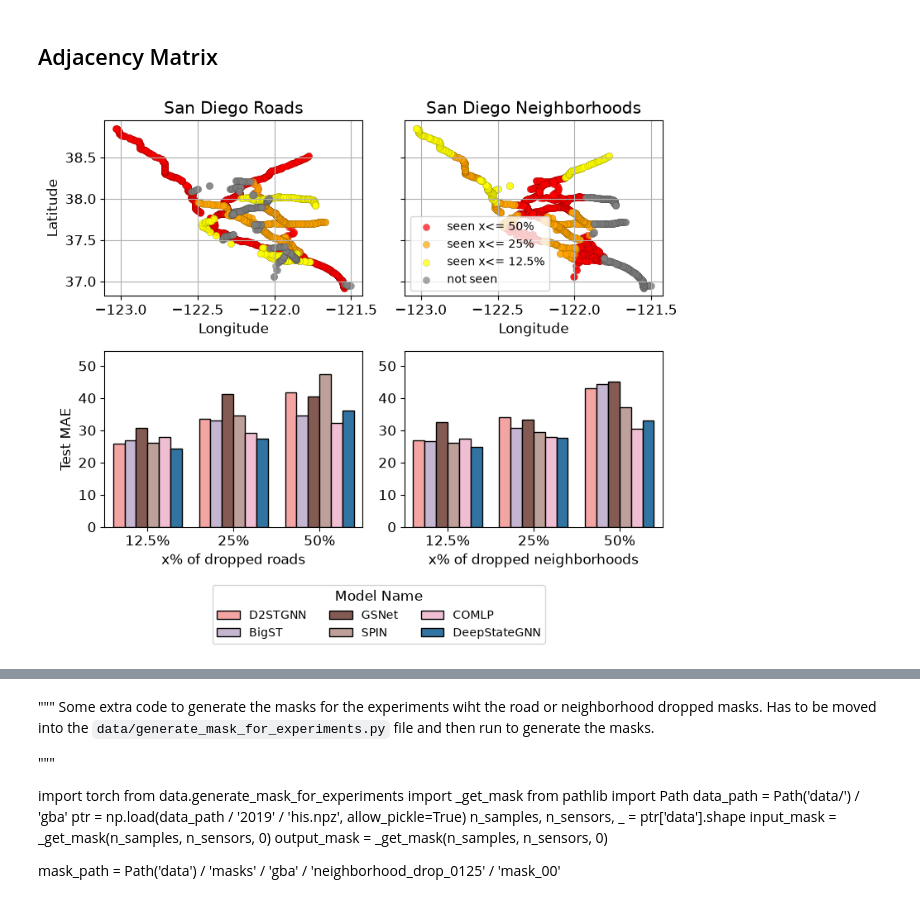
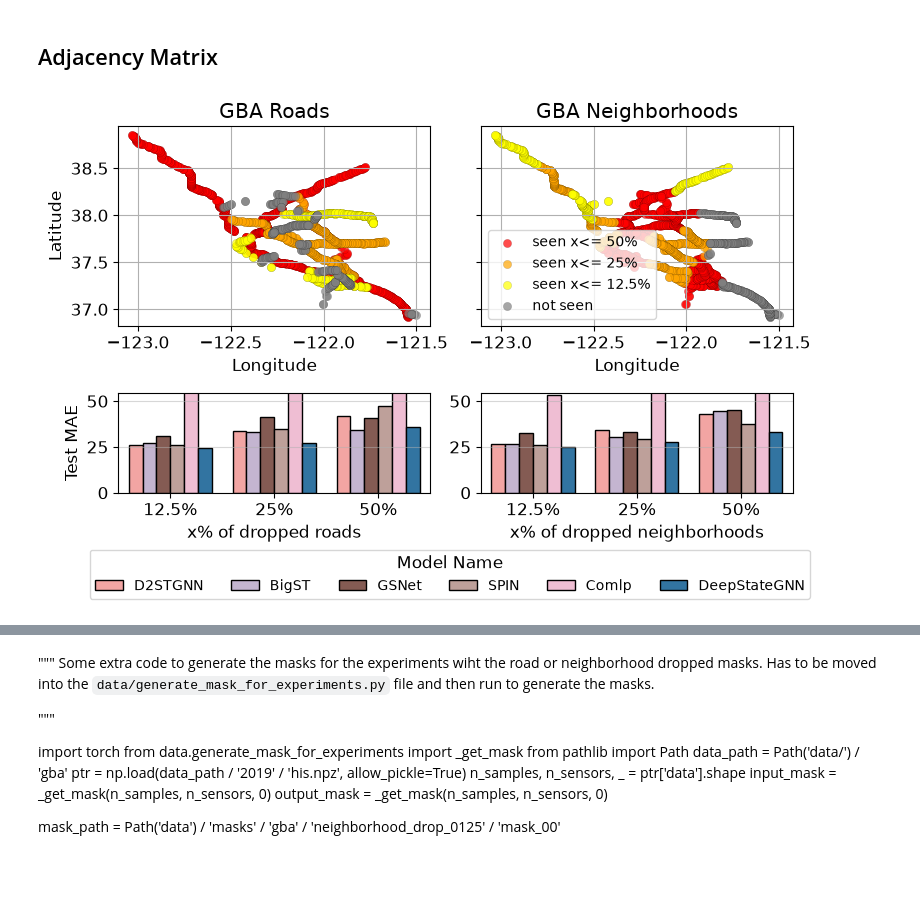
Before and after one commit to ywoelker/LargeST, a Jupyter notebook: test.ipynb, the cells around one changed output, grey strips where cells are left out. Saved outputs shown, nothing was run; the diff lists cells and outputs as text; code cells hidden in the pictures; blank space fills up the shorter version.

```diff
--- a/test.ipynb
+++ b/test.ipynb
@@ -547,5 +873,10 @@ runs_updated = pd.concat([
     list_of_new_SD_tr_runs
     ], ignore_index=True).astype({
         'test_dropped_available_sensors_avg_mae': float,
-        'test_dropped_unavailable_sensors_avg_mae': float
+        'test_dropped_unavailable_sensors_avg_mae': float,
+        'test_dropped_avg_mae': float,
+        'test_dropped_avg_rmse': float,
+        'test_dropped_avg_mape': float,
     })
+# %%
+runs_updated.set_index(['mask_name', 'model_name']).loc[('tr_drop_025', 'D2STGNN')].test_avg_mape
@@ -1566,7 +2134,7 @@ No Mask & 23.6 & 23.9 & 24.7 & 24.1 & 23.7 & 24.8 \\
 # %% [markdown]
 ## Ablation hidden dim
 # %%
-runs = extract_run_data(get_runs_with_filters({'$and': [{'tags': {"$in": ["ablation_hidden_dim"]}}, {'state': 'finished'}]}))
+runs = extract_run_data(get_runs_with_filters({'$and': [{'tags': {"$in": ["ablation_hidden_dim_v2"]}}, {'state': 'finished'}]}))
 # %%
 import matplotlib.pyplot as plt
 import seaborn as sns
@@ -1604,10 +2172,10 @@ mask_dictionary = {
 }
 
 mask_i = 0
-for mask in ['no_mask', 'point_missing_075', 'tr_drop_050', 'tr_drop_075']:
+for mask in ['no_mask', 'point_missing_075', 'tr_drop_050']:
     mask_data = runs[runs.mask_name == mask]
     # ax = fig.add_subplot(gs[0, mask_i])
-    ax = fig.add_subplot(1,4, mask_i + 1)
+    ax = fig.add_subplot(1,3, mask_i + 1)
 
 
     sns.lineplot(
@@ -1648,5 +2216,5 @@ for mask in ['no_mask', 'point_missing_075', 'tr_drop_050', 'tr_drop_075']:
     mask_i += 1
 plt.subplots_adjust(wspace=.35)
 plt.tight_layout()
-plt.savefig('img/ablation_hidden_dim_facet.png', dpi=300, bbox_inches='tight')
+plt.savefig('img/ablation_hidden_dim_facet.pdf', dpi=300, bbox_inches='tight')
 # %% [output]
@@ -1933,12 +2605,14 @@ file_content = np.load('data/gba/2019/static_assignment.npz', allow_pickle=True)
 meta_data = pd.read_csv('data/gba/gba_meta.csv')
 
 
-fig = plt.figure(figsize=(8, 6))
-ax = fig.add_subplot(2,2, 1)
+
+fig, ((ax_top_left, ax_top_right), (ax_bottom_left, ax_bottom_right)) = plt.subplots(2, 2, figsize=(8, 5), height_ratios=[2, 1], width_ratios=[1, 1])
 
 road_mask_0125 = get_road_mask(file_content, threshold = 0.125)
 road_mask_025 = get_road_mask(file_content, threshold = 0.25)
 road_mask_050 = get_road_mask(file_content, threshold = 0.50)
+
+ax = ax_top_left
 ### plot the sensors on a map of San Diego, color the sensors by their region, and use the size of the marker to represent the number of lanes
 ax.scatter(meta_data['Lng'][road_mask_050], meta_data['Lat'][road_mask_050], alpha=0.7, c = 'red', linewidth = .1, edgecolor = 'black')
 ax.scatter(meta_data['Lng'][road_mask_025 & (~road_mask_050)], meta_data['Lat'][road_mask_025 & (~road_mask_050)], alpha=0.7, c = 'orange', linewidth = .1, edgecolor = 'black')
@@ -1947,13 +2621,13 @@ ax.scatter(meta_data['Lng'][~(road_mask_0125)], meta_data['Lat'][~(road_mask_012
 
 ax.set_xlabel('Longitude')
 ax.set_ylabel('Latitude')
-ax.set_title('San Diego Roads')
+ax.set_title('GBA Roads')
 ax.grid(True)
 
-ax_top_left = ax
 
 
-ax = fig.add_subplot(2,2, 2)
+
+ax = ax_top_right
 neighborhood_mask_0125 = get_neighborhood_mask(file_content, threshold = 0.125)
 neighborhood_mask_025 = get_neighborhood_mask(file_content, threshold = 0.25)
 neighborhood_mask_050 = get_neighborhood_mask(file_content, threshold = 0.50)
@@ -1968,40 +2642,42 @@ ax.set_ylabel(None)
 ax.set_yticklabels([])
 ax.legend(fontsize=10, loc='lower left', title_fontsize=12)
 
-ax.set_title('San Diego Neighborhoods')
+ax.set_title('GBA Neighborhoods')
 ax.grid(True)
 
 
 ##performance
 
 grouped_road_runs = runs.groupby(['mask_name', 'model_name']).mean(True)
 grouped_road_runs = grouped_road_runs.rename(index={'DSGNN': 'DeepStateGNN'})
 
-ax = fig.add_subplot(2,2, 3)
+ax = ax_bottom_left
 
+ax.set_yticks([0, 25, 50])
+ax.grid(axis='y', alpha=0.5)
 ## plot a bar plot with the index mask_name road_drop_025 and road_drop_050 as x-axis and the test_avg_mae as y-axis, with the model_name as hue
 sns.barplot(data=grouped_road_runs.reset_index()[grouped_road_runs.reset_index().mask_name.isin(['road_drop_0125', 'road_drop_025', 'road_drop_050'])], x='mask_name', y='test_avg_mae', hue='model_name', ax=ax,  palette=global_color_dict,  edgecolor='black', hue_order =[model for model in global_ordering if model in grouped_road_runs.reset_index().model_name.unique()], legend = False)
 ax.set_xlabel('Percentage of dropped neighborhoods')
 ax.set_xlabel('x% of dropped roads')
 ax.set_ylabel('Test MAE')
 ax.set_xticklabels(['12.5%', '25%', '50%'])
 ax.set_ylim(0,54.5)
 
-ax_bottom_left = ax
-ax = fig.add_subplot(2,2, 4)
-
+ax = ax_bottom_right
+ax.set_yticks([0, 25, 50])
+ax.grid(axis='y', alpha=0.5)
 ## plot a bar plot with the index mask_name neighborhood_drop_025 and neighborhood_drop_050 as x-axis and the test_avg_mae as y-axis, with the model_name as hue
 sns.barplot(data=grouped_road_runs.reset_index()[grouped_road_runs.reset_index().mask_name.isin(['neighborhood_drop_0125', 'neighborhood_drop_025', 'neighborhood_drop_050'])], x='mask_name', y='test_avg_mae', hue='model_name', ax=ax, palette=global_color_dict,  edgecolor='black', hue_order =[model for model in global_ordering if model in grouped_road_runs.reset_index().model_name.unique()])
 ax.set_xlabel('x% of dropped neighborhoods')
 ax.set_ylabel(None)
 ax.set_xticklabels(['12.5%', '25%', '50%'])
 ax.set_ylim(0,54.5)
 
 
 
 fig.tight_layout()
 
-plt.legend(loc='upper center', bbox_to_anchor=(-0.1, -0.3), ncol=3, title='Model Name', fontsize=10, title_fontsize=12)
+plt.legend(loc='upper center', bbox_to_anchor=(-0.1, -0.5), ncol=6, title='Model Name', fontsize=10, title_fontsize=12)
 plt.savefig('img/ablation_road_neighborhood.png', dpi=300, bbox_inches='tight')
 # %% [output]
-[figure, old version]
+[figure, new version]
```
Also changed, not shown: parts of 31 cells of this notebook, 11 other files.
